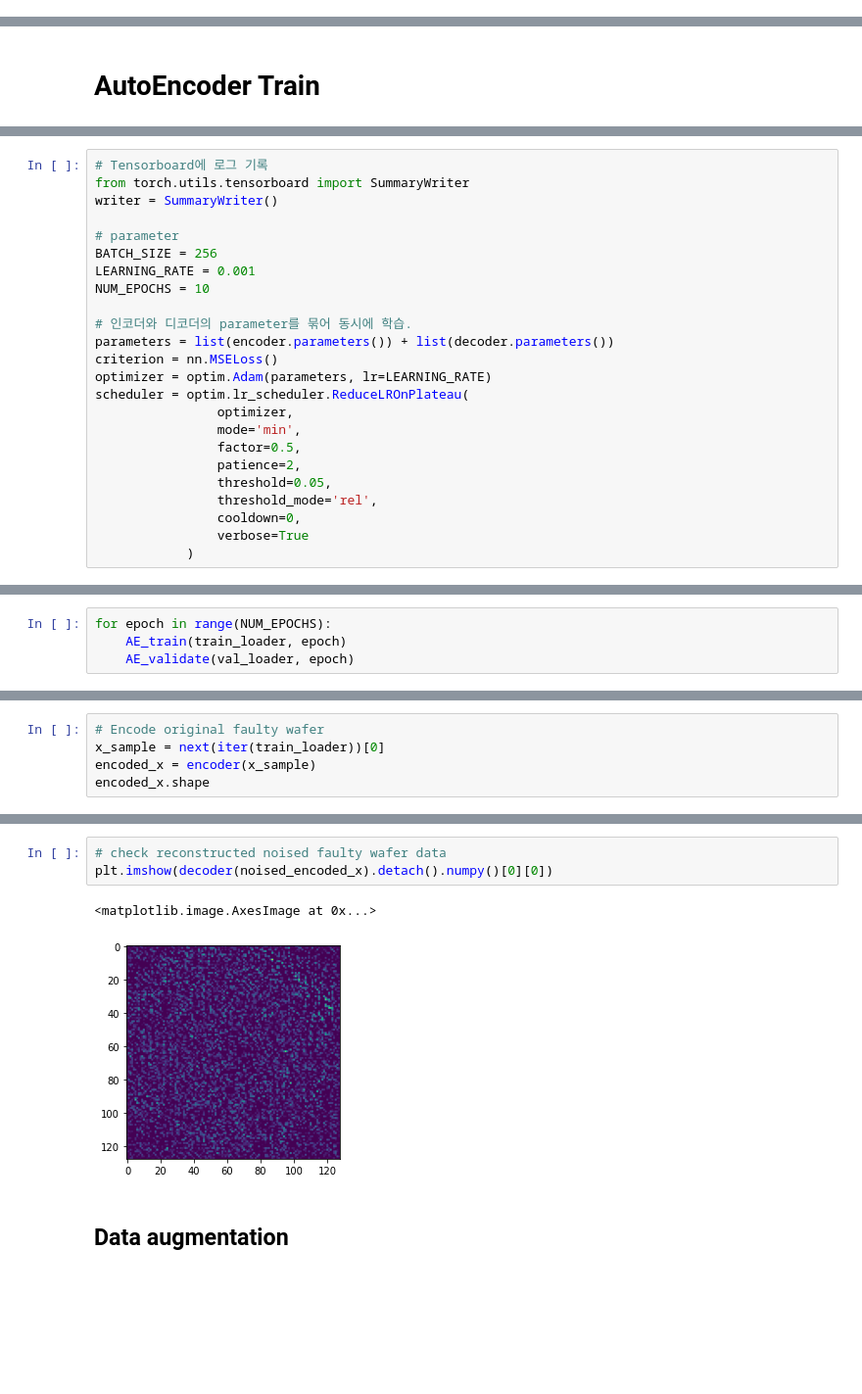
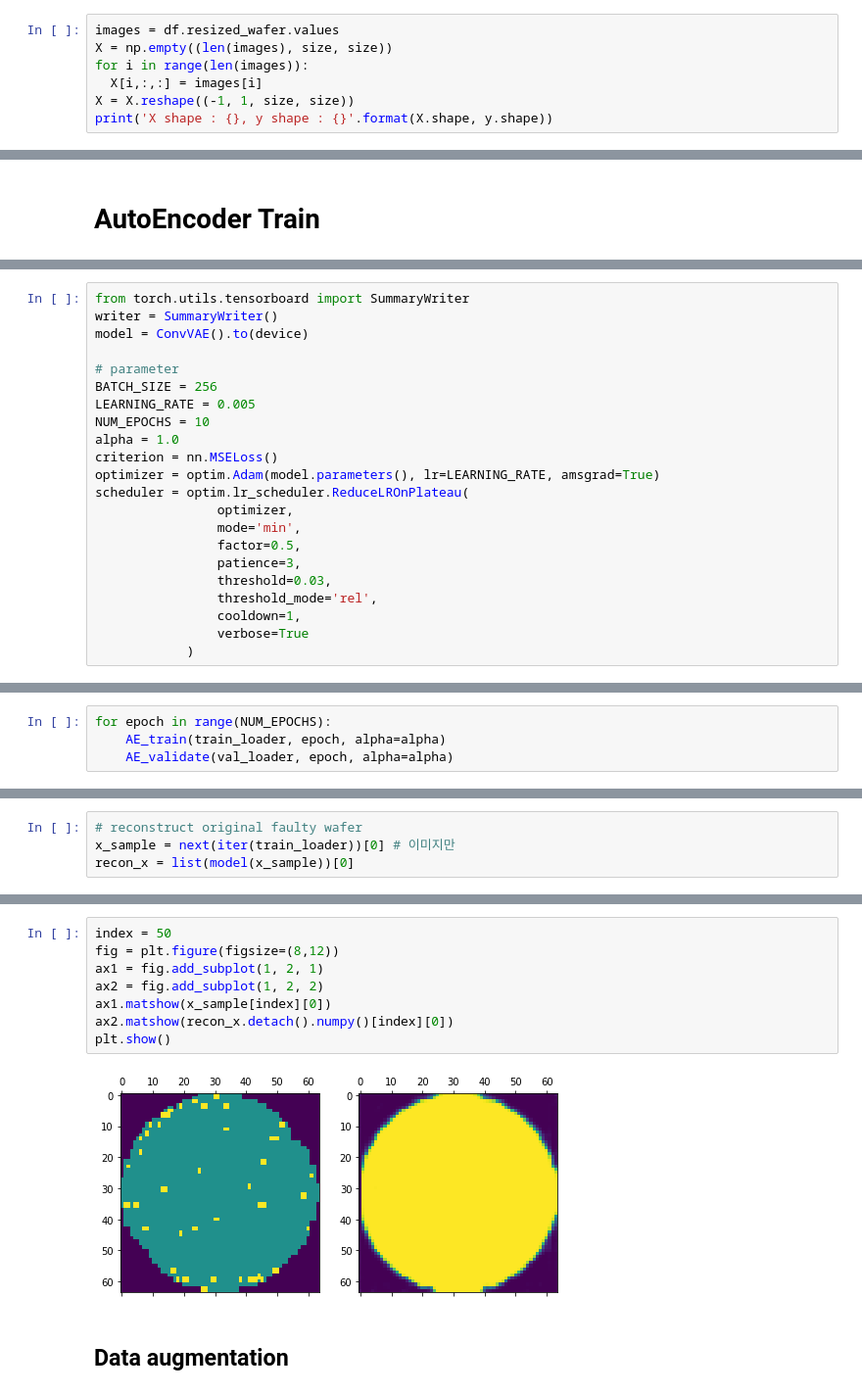
Before and after one commit to Jaewoopudding/2021-2_TNT_Industrial_AI, a Jupyter notebook: TASK2/week2/TASK2-2_JS.ipynb, the cells around one changed output, grey strips where cells are left out. Shown at 98% size. Cells and saved outputs as stored; diff of their text form; blank space fills up the shorter version.

```diff
--- a/TASK2/week2/TASK2-2_JS.ipynb
+++ b/TASK2/week2/TASK2-2_JS.ipynb
@@ -305,0 +323,7 @@ Faulty case list : [0 1 2 3 4 5 6 7 8]
+# %%
+images = df.resized_wafer.values
+X = np.empty((len(images), size, size))
+for i in range(len(images)):
+  X[i,:,:] = images[i]
+X = X.reshape((-1, 1, size, size))
+print('X shape : {}, y shape : {}'.format(X.shape, y.shape))
@@ -549,24 +582,22 @@ tensor([[[[0., 0., 0.,  ..., 0., 0., 0.],
 # %%
-# Tensorboard에 로그 기록
 from torch.utils.tensorboard import SummaryWriter
 writer = SummaryWriter()
+model = ConvVAE().to(device)
 
 # parameter
 BATCH_SIZE = 256
-LEARNING_RATE = 0.001
+LEARNING_RATE = 0.005
 NUM_EPOCHS = 10
-
-# 인코더와 디코더의 parameter를 묶어 동시에 학습.
-parameters = list(encoder.parameters()) + list(decoder.parameters())
+alpha = 1.0
 criterion = nn.MSELoss()
-optimizer = optim.Adam(parameters, lr=LEARNING_RATE)
+optimizer = optim.Adam(model.parameters(), lr=LEARNING_RATE, amsgrad=True)
 scheduler = optim.lr_scheduler.ReduceLROnPlateau(
                 optimizer,
                 mode='min',
                 factor=0.5,
-                patience=2,
-                threshold=0.05,
+                patience=3,
+                threshold=0.03,
                 threshold_mode='rel',
-                cooldown=0,
+                cooldown=1,
                 verbose=True
             )
@@ -584,5 +604,5 @@ torch.cuda.empty_cache()
 # %%
 for epoch in range(NUM_EPOCHS):
-    AE_train(train_loader, epoch)
-    AE_validate(val_loader, epoch)
+    AE_train(train_loader, epoch, alpha=alpha)
+    AE_validate(val_loader, epoch, alpha=alpha)
 # %% [output]
@@ -618,5 +636,4 @@ torch.Size([256, 1, 128, 128])
 # %%
-# Encode original faulty wafer
-x_sample = next(iter(train_loader))[0]
-encoded_x = encoder(x_sample)
-encoded_x.shape
+# reconstruct original faulty wafer
+x_sample = next(iter(train_loader))[0] # 이미지만
+recon_x = list(model(x_sample))[0]
@@ -656,9 +640,13 @@ plt.imshow(decoder(encoded_x).detach().numpy()[0][0])
-# %%
-# check reconstructed noised faulty wafer data
-plt.imshow(decoder(noised_encoded_x).detach().numpy()[0][0])
-# %% [output]
-<matplotlib.image.AxesImage at 0x...>
-[figure, removed]
+# %%
+index = 50
+fig = plt.figure(figsize=(8,12))
+ax1 = fig.add_subplot(1, 2, 1)
+ax2 = fig.add_subplot(1, 2, 2)
+ax1.matshow(x_sample[index][0])
+ax2.matshow(recon_x.detach().numpy()[index][0])
+plt.show()
+# %% [output]
+[figure, added]
 # %% [markdown]
 ## Data augmentation
 # %%
```
Also changed, not shown: parts of 76 cells of this notebook, 1 other file.
